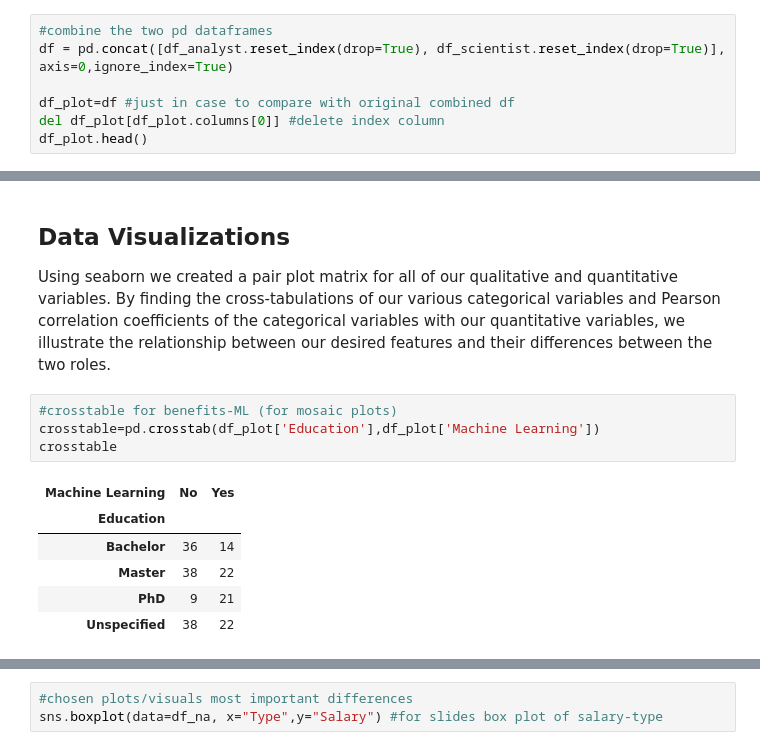
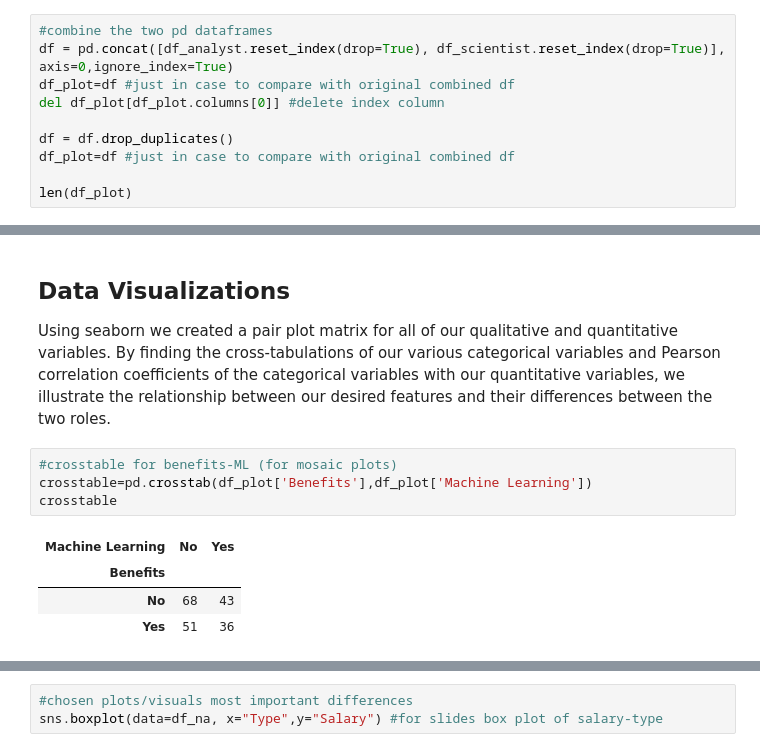
Before and after one commit to clwchanx/STA-141B, a Jupyter notebook: Data Visualizations (seaborn pairs and specific visuals) & Data Collection.ipynb, the cells around one changed output, grey strips where cells are left out. Drawn from its saved outputs; the diff is of its cells as text.

```diff
--- a/Data Visualizations (seaborn pairs and specific visuals) & Data Collection.ipynb
+++ b/Data Visualizations (seaborn pairs and specific visuals) & Data Collection.ipynb
@@ -33,8 +28,11 @@ df_scientist.head()
 # %%
 #combine the two pd dataframes
 df = pd.concat([df_analyst.reset_index(drop=True), df_scientist.reset_index(drop=True)], axis=0,ignore_index=True)
-
 df_plot=df #just in case to compare with original combined df
 del df_plot[df_plot.columns[0]] #delete index column
-df_plot.head()
+
+df = df.drop_duplicates()
+df_plot=df #just in case to compare with original combined df
+
+len(df_plot)
 # %% [output]
@@ -305,12 +298,10 @@ Text(0.5, 0.98, 'Seaborn Pairs')
 Using seaborn we created a pair plot matrix for all of our qualitative and quantitative variables. By finding the cross-tabulations of our various categorical variables and Pearson correlation coefficients of the categorical variables with our quantitative variables, we illustrate the relationship between our desired features and their differences between the two roles.
 # %%
 #crosstable for benefits-ML (for mosaic plots)
-crosstable=pd.crosstab(df_plot['Education'],df_plot['Machine Learning'])
+crosstable=pd.crosstab(df_plot['Benefits'],df_plot['Machine Learning'])
 crosstable
 # %% [output]
 | Machine Learning | No | Yes |
-| Education |  |  |
-| Bachelor | 36 | 14 |
-| Master | 38 | 22 |
-| PhD | 9 | 21 |
-| Unspecified | 38 | 22 |
+| Benefits |  |  |
+| No | 68 | 43 |
+| Yes | 51 | 36 |
```
Also changed, not shown: parts of 12 cells of this notebook.
